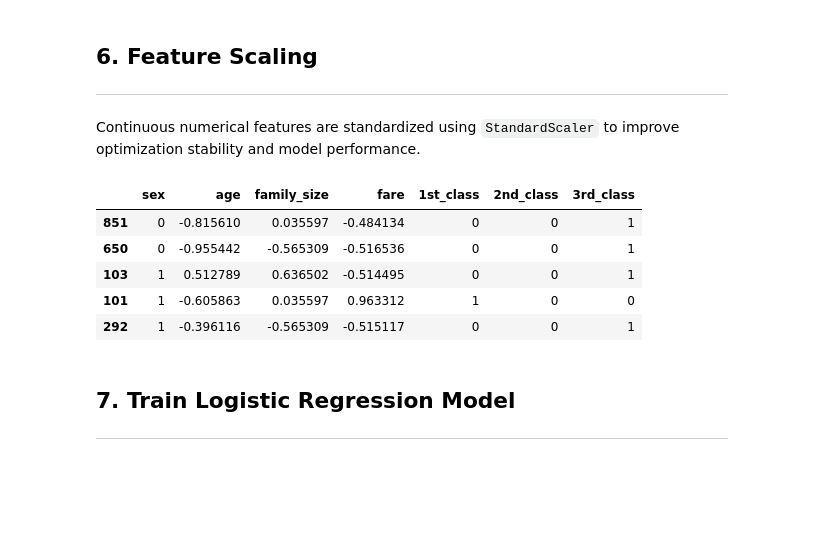
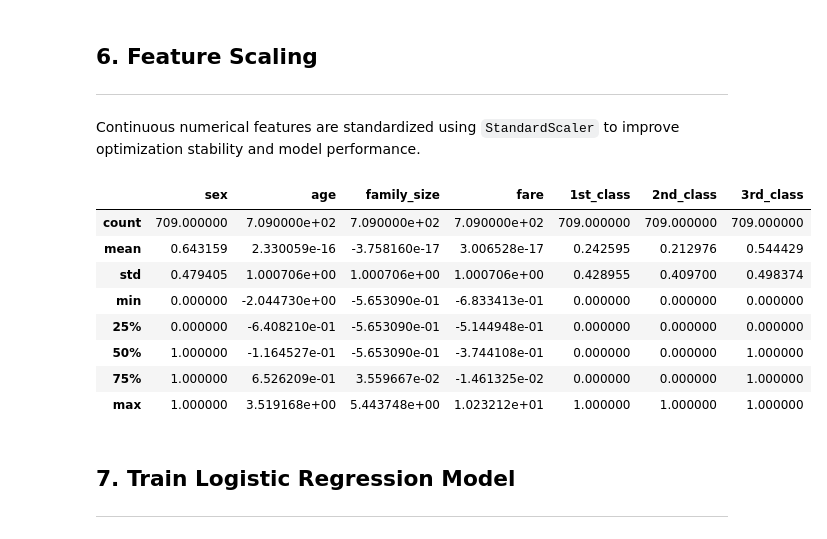
Before and after one commit to janomutschler/ml-engineering, a Jupyter notebook: notebooks/week01_classification_model/02_logreg_sklearn.ipynb, the cells around one changed output. Drawn from its saved outputs; the diff is of its cells as text; code cells hidden in the pictures; blank space fills up the shorter version.

```diff
--- a/notebooks/week01_classification_model/02_logreg_sklearn.ipynb
+++ b/notebooks/week01_classification_model/02_logreg_sklearn.ipynb
@@ -81,14 +81,17 @@ scaler = StandardScaler()
 X_train[continuous_features] = scaler.fit_transform(X_train[continuous_features])
 X_test[continuous_features] = scaler.transform(X_test[continuous_features])
 # %%
-X_train.head()
+X_train.describe()
 # %% [output]
 |  | sex | age | family_size | fare | 1st_class | 2nd_class | 3rd_class |
-| 851 | 0 | -0.815610 | 0.035597 | -0.484134 | 0 | 0 | 1 |
-| 650 | 0 | -0.955442 | -0.565309 | -0.516536 | 0 | 0 | 1 |
-| 103 | 1 | 0.512789 | 0.636502 | -0.514495 | 0 | 0 | 1 |
-| 101 | 1 | -0.605863 | 0.035597 | 0.963312 | 1 | 0 | 0 |
-| 292 | 1 | -0.396116 | -0.565309 | -0.515117 | 0 | 0 | 1 |
+| count | 709.000000 | 7.090000e+02 | 7.090000e+02 | 7.090000e+02 | 709.000000 | 709.000000 | 709.000000 |
+| mean | 0.643159 | 2.330059e-16 | -3.758160e-17 | 3.006528e-17 | 0.242595 | 0.212976 | 0.544429 |
+| std | 0.479405 | 1.000706e+00 | 1.000706e+00 | 1.000706e+00 | 0.428955 | 0.409700 | 0.498374 |
+| min | 0.000000 | -2.044730e+00 | -5.653090e-01 | -6.833413e-01 | 0.000000 | 0.000000 | 0.000000 |
+| 25% | 0.000000 | -6.408210e-01 | -5.653090e-01 | -5.144948e-01 | 0.000000 | 0.000000 | 0.000000 |
+| 50% | 1.000000 | -1.164527e-01 | -5.653090e-01 | -3.744108e-01 | 0.000000 | 0.000000 | 1.000000 |
+| 75% | 1.000000 | 6.526209e-01 | 3.559667e-02 | -1.461325e-02 | 0.000000 | 0.000000 | 1.000000 |
+| max | 1.000000 | 3.519168e+00 | 5.443748e+00 | 1.023212e+01 | 1.000000 | 1.000000 | 1.000000 |
 # %% [markdown]
 ## 7. Train Logistic Regression Model
 
```
Also changed, not shown: 1 other file.
